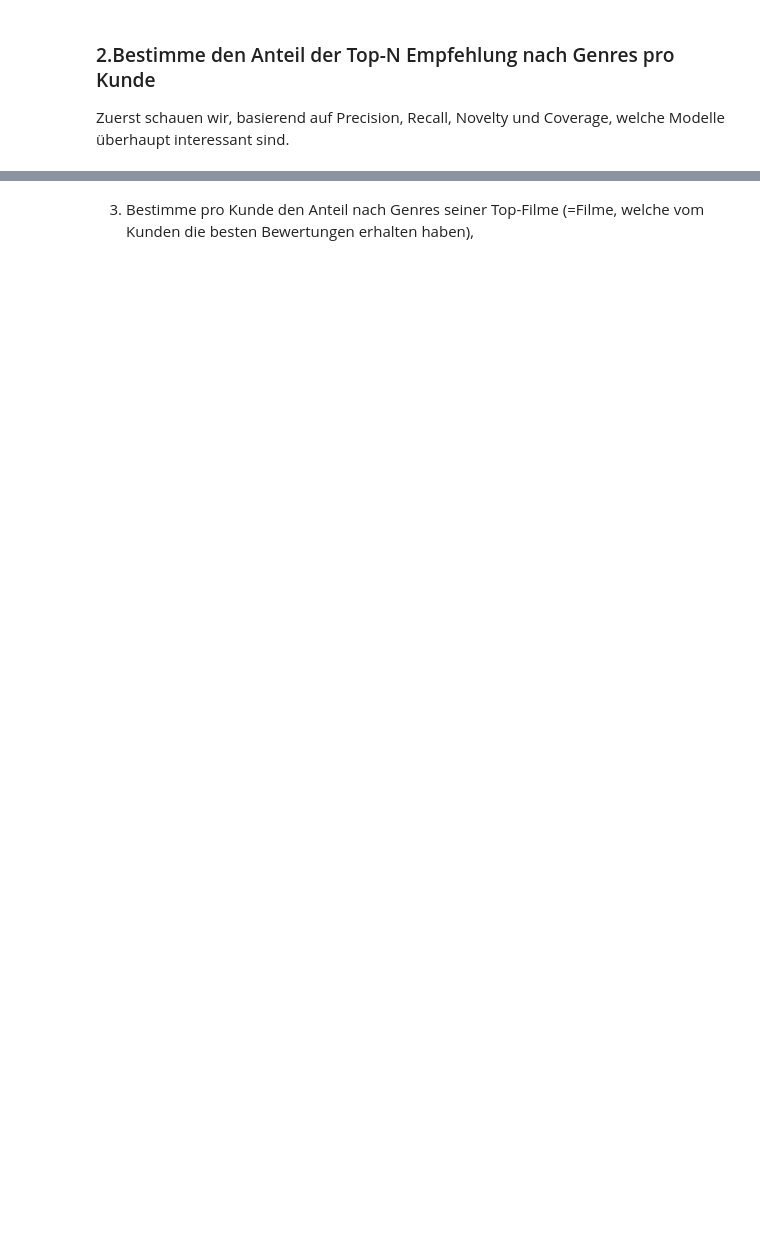
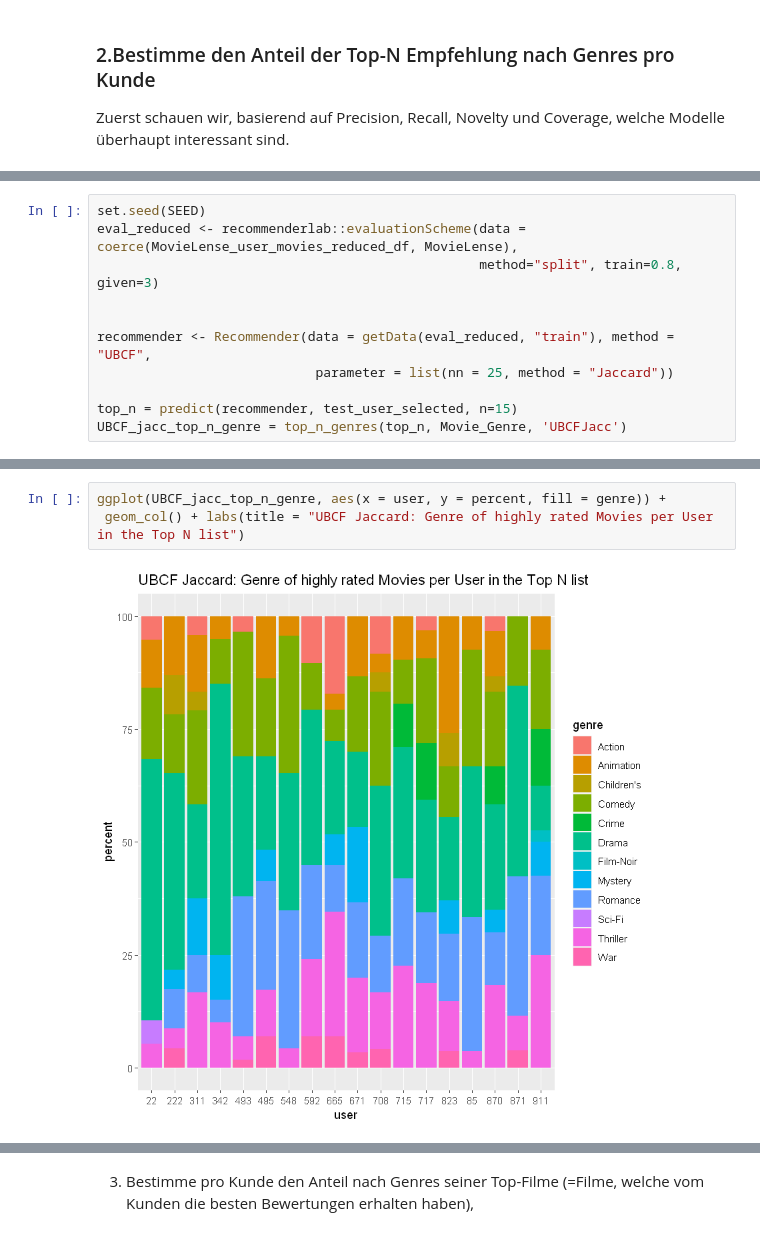
Before and after one commit to SimonStaehli/rsy_UserBasedRecommender, a Jupyter notebook: Vincenzo_14_15.ipynb, the cells around one changed output, grey strips where cells are left out. Cells and saved outputs as stored; diff of their text form; blank space fills up the shorter version.

```diff
--- a/Vincenzo_14_15.ipynb
+++ b/Vincenzo_14_15.ipynb
@@ -437,0 +377,11 @@ ggplot(top_n_genre, aes(x = user, y = percent, fill = genre)) +
+# %%
+set.seed(SEED)
+eval_reduced <- recommenderlab::evaluationScheme(data = coerce(MovieLense_user_movies_reduced_df, MovieLense),
+                                                 method="split", train=0.8, given=3)
+
+
+recommender <- Recommender(data = getData(eval_reduced, "train"), method = "UBCF",
+                            parameter = list(nn = 25, method = "Jaccard"))
+
+top_n = predict(recommender, test_user_selected, n=15)
+UBCF_jacc_top_n_genre = top_n_genres(top_n, Movie_Genre, 'UBCFJacc')
@@ -437,0 +391,5 @@ ggplot(top_n_genre, aes(x = user, y = percent, fill = genre)) +
+# %%
+ggplot(UBCF_jacc_top_n_genre, aes(x = user, y = percent, fill = genre)) +
+ geom_col() + labs(title = "UBCF Jaccard: Genre of highly rated Movies per User in the Top N list")
+# %% [output]
+[figure, added]
```
Also changed, not shown: parts of 39 cells of this notebook.
